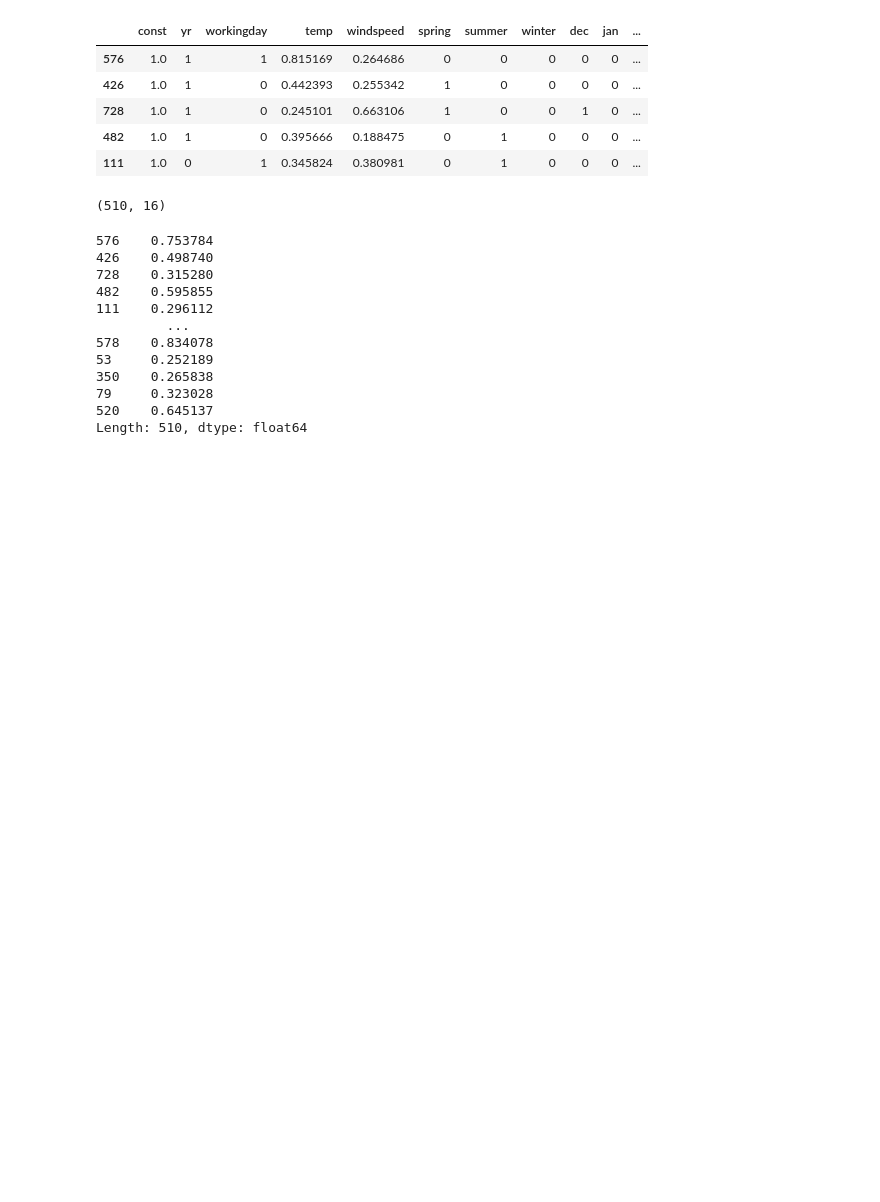
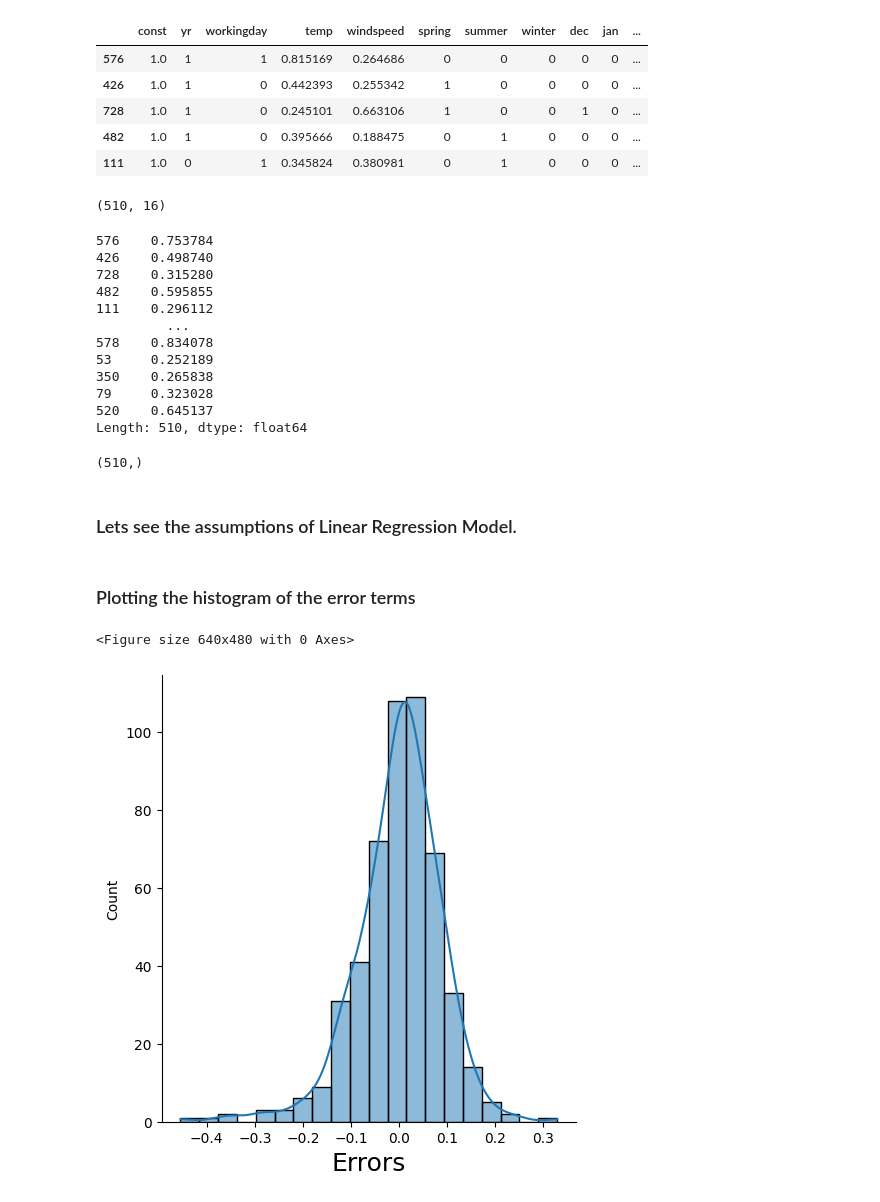
Before and after one commit to kc11381/Bike_Sharing_Case_Study, a Jupyter notebook: bike_sharing_predictors.ipynb, the cells around one changed output. Cells and saved outputs as stored; diff of their text form; code cells hidden in the pictures; blank space fills up the shorter version.

Commit message:
linear regression model evaluation

```diff
--- a/bike_sharing_predictors.ipynb
+++ b/bike_sharing_predictors.ipynb
@@ -943,3 +943,21 @@ y_train_pred
 79     0.323028
 520    0.645137
 Length: 510, dtype: float64
+# %%
+y_train_pred.shape
+# %% [output]
+(510,)
+# %% [markdown]
+### Lets see the assumptions of Linear Regression Model.
+# %% [markdown]
+### Plotting the histogram of the error terms
+# %%
+fig = plt.figure()
+residual = y_train - y_train_pred
+sns.displot(residual, bins=20, kde=True)
+fig.suptitle('Error Terms', fontsize = 20)
+plt.xlabel('Errors', fontsize = 18)
+plt.show()
+# %% [output]
+<Figure size 640x480 with 0 Axes>
+[figure, added]
```
Also changed, not shown: parts of 3 cells of this notebook.
